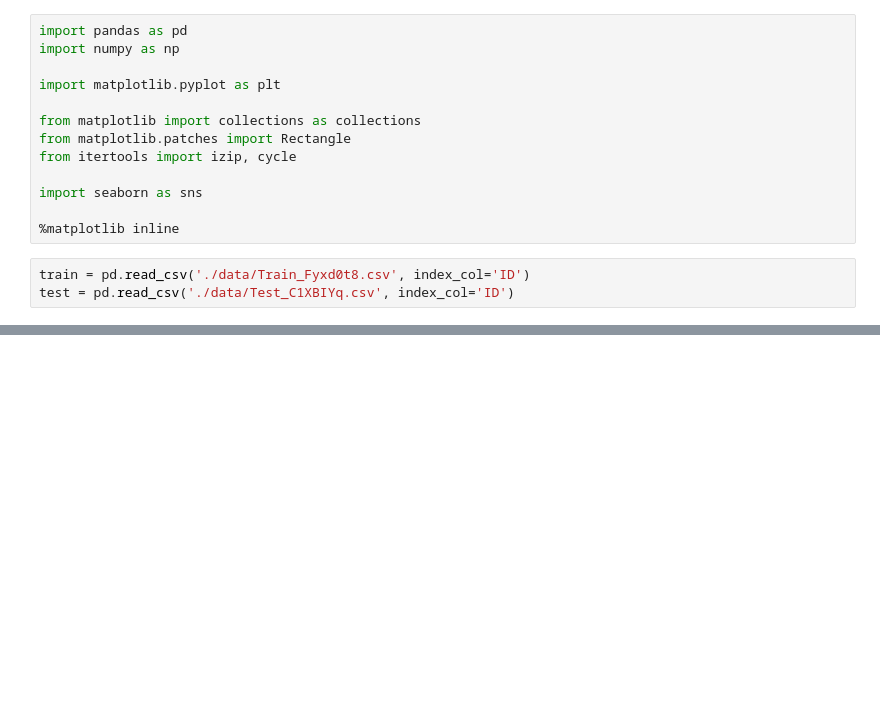
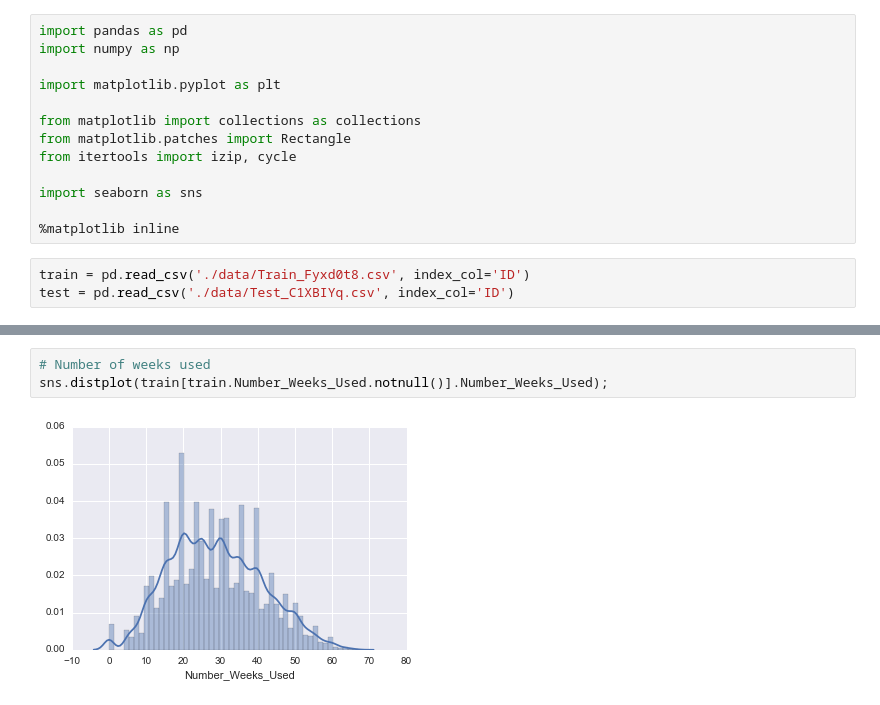
Before and after one commit to numb3r33/av-practice, a Jupyter notebook: last_man_standing/analysis.ipynb, the cells around one changed output, grey strips where cells are left out. Saved outputs shown, nothing was run; the diff lists cells and outputs as text; blank space fills up the shorter version.

```diff
--- a/last_man_standing/analysis.ipynb
+++ b/last_man_standing/analysis.ipynb
@@ -98,0 +120,5 @@ missmap(train);
+# %%
+# Number of weeks used
+sns.distplot(train[train.Number_Weeks_Used.notnull()].Number_Weeks_Used);
+# %% [output]
+[figure, added]
```
Also changed, not shown: parts of 25 cells of this notebook, 1 other file.
